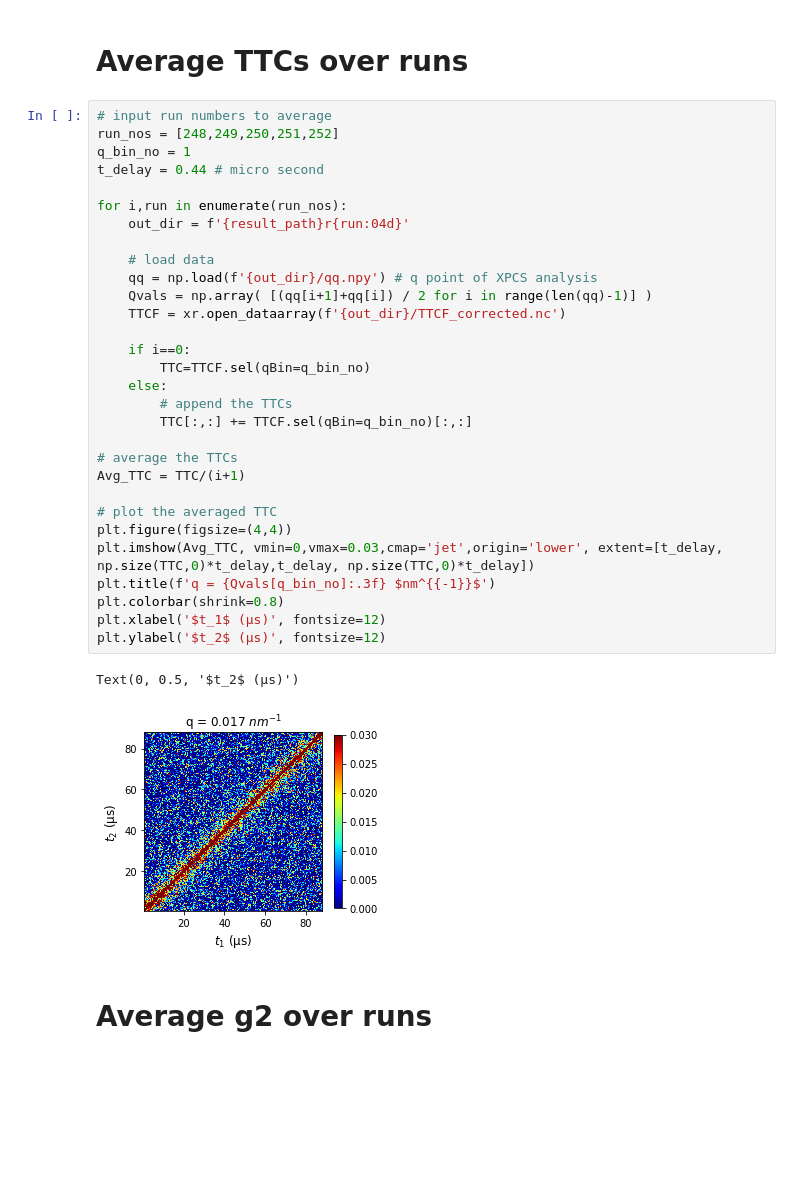
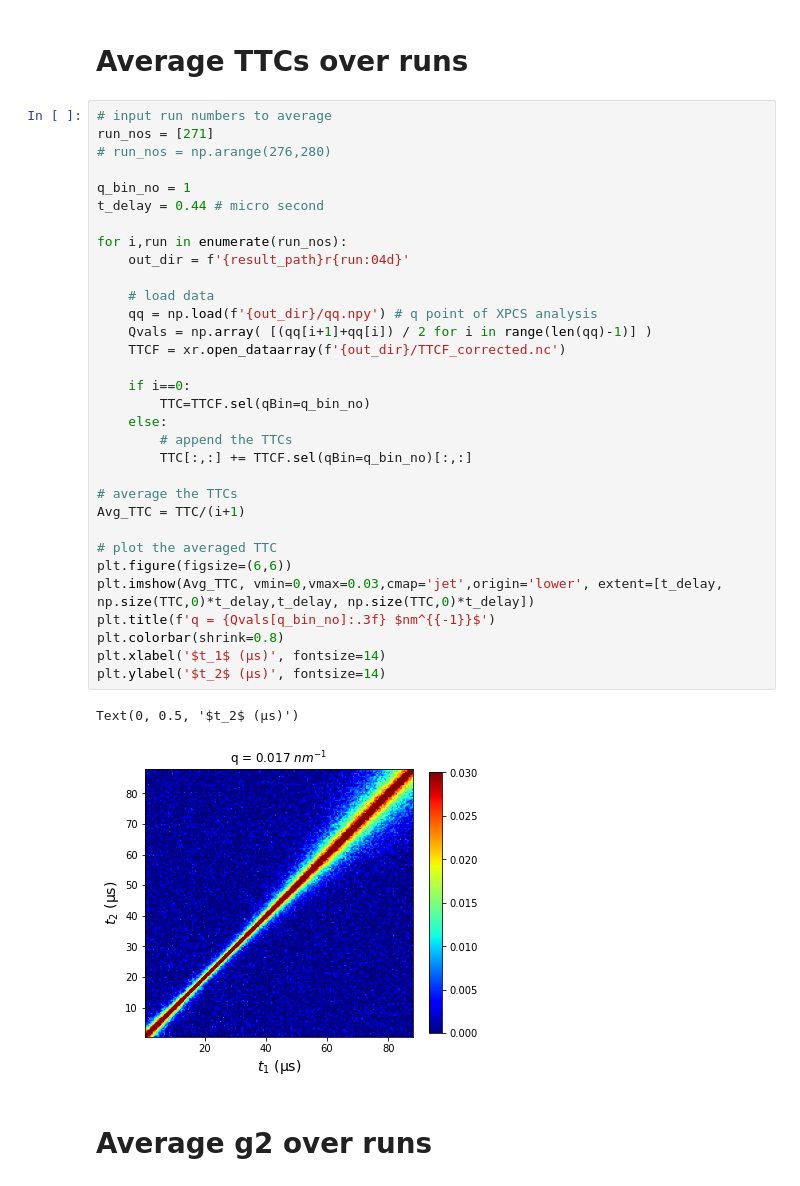
Before and after one commit to maddalenabin/MID-LTP-3348, a Jupyter notebook: notebooks/plot.ipynb, the cells around one changed output. Saved outputs shown, nothing was run; the diff lists cells and outputs as text; blank space fills up the shorter version.

Commit message:
updated plots

```diff
--- a/notebooks/plot.ipynb
+++ b/notebooks/plot.ipynb
@@ -52,37 +56,39 @@ result_path  = '/gpfs/exfel/exp/MID/202305/p003348/scratch/xpcs/'
 # Average TTCs over runs
 # %%
 # input run numbers to average
-run_nos = [248,249,250,251,252]
+run_nos = [271]
+# run_nos = np.arange(276,280)
+
 q_bin_no = 1
 t_delay = 0.44 # micro second
 
 for i,run in enumerate(run_nos):
     out_dir = f'{result_path}r{run:04d}'
 
     # load data
     qq = np.load(f'{out_dir}/qq.npy') # q point of XPCS analysis
     Qvals = np.array( [(qq[i+1]+qq[i]) / 2 for i in range(len(qq)-1)] )
     TTCF = xr.open_dataarray(f'{out_dir}/TTCF_corrected.nc')
 
     if i==0:
         TTC=TTCF.sel(qBin=q_bin_no)
     else:
         # append the TTCs
         TTC[:,:] += TTCF.sel(qBin=q_bin_no)[:,:]
 
 # average the TTCs
 Avg_TTC = TTC/(i+1)
 
 # plot the averaged TTC
-plt.figure(figsize=(4,4))
+plt.figure(figsize=(6,6))
 plt.imshow(Avg_TTC, vmin=0,vmax=0.03,cmap='jet',origin='lower', extent=[t_delay, np.size(TTC,0)*t_delay,t_delay, np.size(TTC,0)*t_delay])
 plt.title(f'q = {Qvals[q_bin_no]:.3f} $nm^{{-1}}$')
 plt.colorbar(shrink=0.8)
-plt.xlabel('$t_1$ (μs)', fontsize=12)
-plt.ylabel('$t_2$ (μs)', fontsize=12)
+plt.xlabel('$t_1$ (μs)', fontsize=14)
+plt.ylabel('$t_2$ (μs)', fontsize=14)
 # %% [output]
 Text(0, 0.5, '$t_2$ (μs)')
-[figure, old version]
+[figure, new version]
 # %% [markdown]
 # Average g2 over runs
 # %%
```
Also changed, not shown: parts of 7 cells of this notebook, 2 other files.
